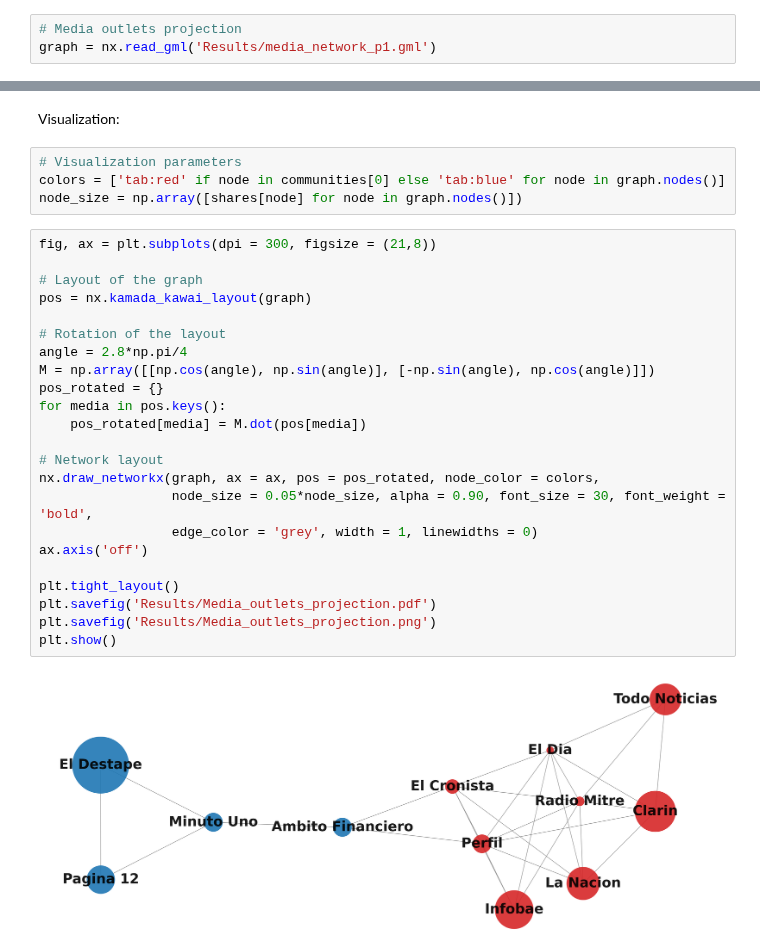
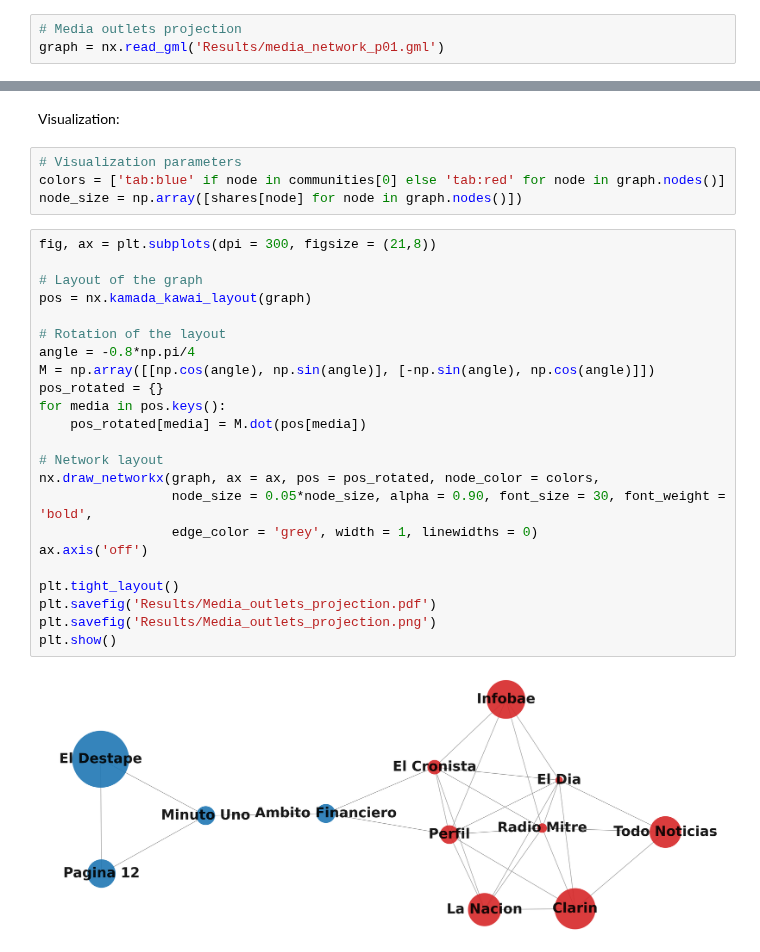
Before and after one commit to spinto88/MediaSharingIndex, a Jupyter notebook: Media_outlets_projection_figure.ipynb, the cells around one changed output, grey strips where cells are left out. Cells and saved outputs as stored; diff of their text form.

```diff
--- a/Media_outlets_projection_figure.ipynb
+++ b/Media_outlets_projection_figure.ipynb
@@ -13,7 +13,7 @@ df = pd.read_csv('Data/data.csv')
 shares = df.groupby('outlet').count()['tid'].to_dict()
 # %%
 # Media outlets projection
-graph = nx.read_gml('Results/media_network_p1.gml')
+graph = nx.read_gml('Results/media_network_p01.gml')
 # %% [markdown]
 Communities detection:
 # %%
@@ -22,30 +22,30 @@ communities = nx.community.louvain_communities(graph, seed = 123457)
 Visualization:
 # %%
 # Visualization parameters
-colors = ['tab:red' if node in communities[0] else 'tab:blue' for node in graph.nodes()]
+colors = ['tab:blue' if node in communities[0] else 'tab:red' for node in graph.nodes()]
 node_size = np.array([shares[node] for node in graph.nodes()])
 # %%
 fig, ax = plt.subplots(dpi = 300, figsize = (21,8))
 
 # Layout of the graph
 pos = nx.kamada_kawai_layout(graph)
 
 # Rotation of the layout
-angle = 2.8*np.pi/4
+angle = -0.8*np.pi/4
 M = np.array([[np.cos(angle), np.sin(angle)], [-np.sin(angle), np.cos(angle)]])
 pos_rotated = {}
 for media in pos.keys():
     pos_rotated[media] = M.dot(pos[media])
 
 # Network layout
 nx.draw_networkx(graph, ax = ax, pos = pos_rotated, node_color = colors,
                  node_size = 0.05*node_size, alpha = 0.90, font_size = 30, font_weight = 'bold',
                  edge_color = 'grey', width = 1, linewidths = 0)
 ax.axis('off')
 
 plt.tight_layout()
 plt.savefig('Results/Media_outlets_projection.pdf')
 plt.savefig('Results/Media_outlets_projection.png')
 plt.show()
 # %% [output]
-[figure, old version]
+[figure, new version]
```
Also changed, not shown: 4 other files.
